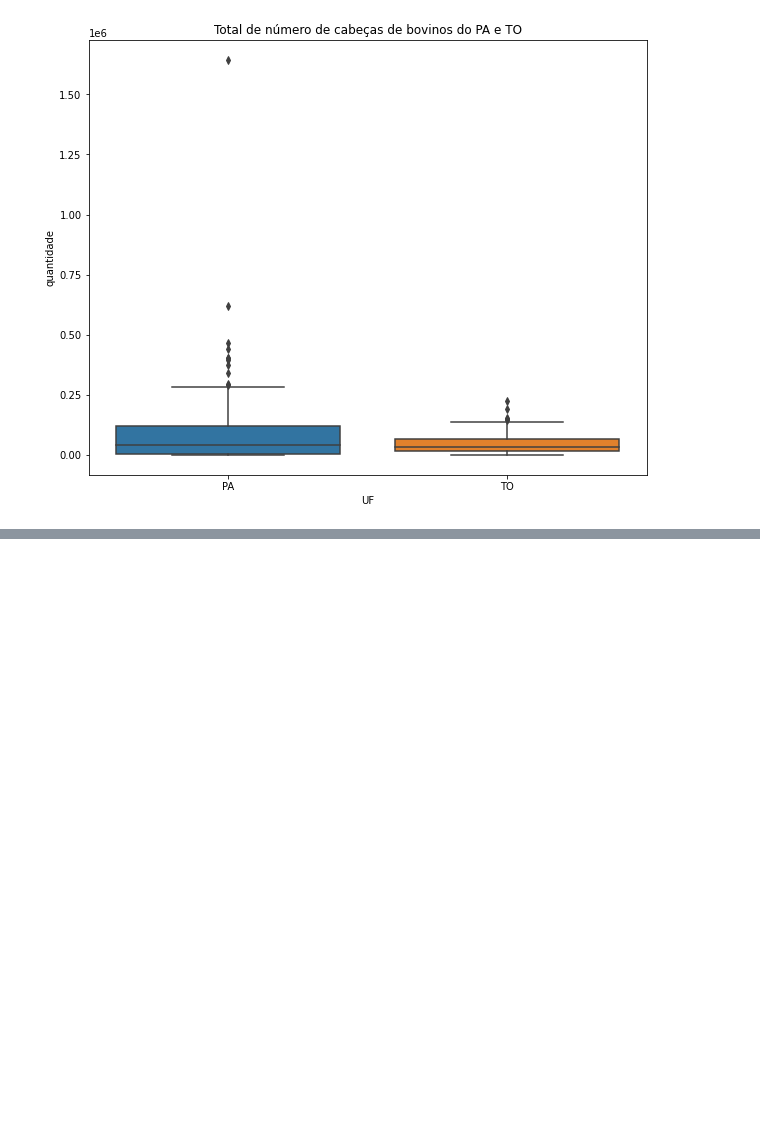
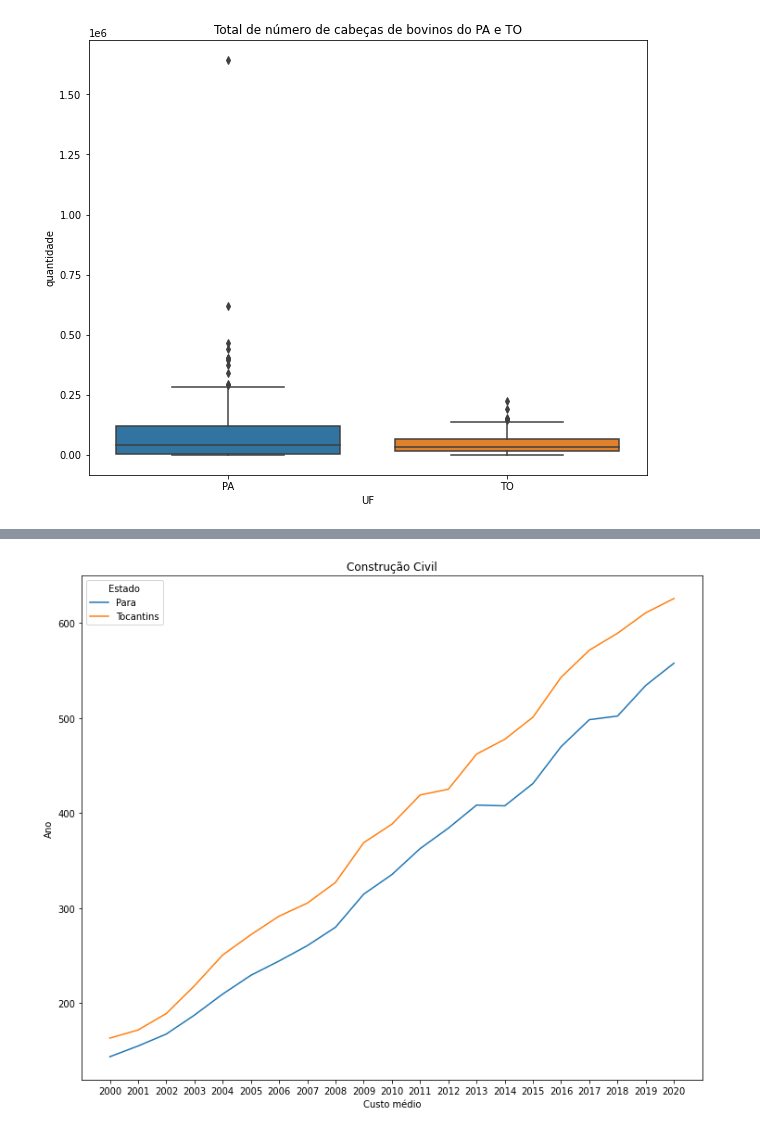
Before and after one commit to stefaneadna/Visualizacao_API_IBGE, a Jupyter notebook: at2.ipynb, the cells around one changed output, grey strips where cells are left out. Cells and saved outputs as stored; diff of their text form; code cells hidden in the pictures; blank space fills up the shorter version.

```diff
--- a/at2.ipynb
+++ b/at2.ipynb
@@ -122,0 +146,28 @@ plt.show()
+# %%
+rename_columns = {
+    'serie.200001':'2000',
+    'serie.200101':'2001',
+    'serie.200201':'2002',
+    'serie.200301':'2003',
+    'serie.200401':'2004',
+    'serie.200501':'2005',
+    'serie.200601':'2006',
+    'serie.200701':'2007',
+    'serie.200801':'2008',
+    'serie.200901':'2009',
+    'serie.201001':'2010',
+    'serie.201101':'2011',
+    'serie.201201':'2012',
+    'serie.201301':'2013',
+    'serie.201401':'2014',
+    'serie.201501':'2015',
+    'serie.201601':'2016',
+    'serie.201701':'2017',
+    'serie.201801':'2018',
+    'serie.201901':'2019',
+    'serie.202001':'2020'
+}
+data_civil.rename(columns=rename_columns,inplace=True)
+data_civil = data_civil.T[4:].reset_index()
+data_civil.rename(columns={0:'Para',1:'Tocantins','index':'Ano'},inplace=True)
+data_civil
@@ -122,0 +192,14 @@ plt.show()
+# %%
+data_civil['Para'] = data_civil['Para'].astype('float')
+data_civil['Tocantins'] = data_civil['Tocantins'].astype('float')
+data_civil = data_civil.melt(id_vars=['Ano'],var_name='Estado',value_name='custo')
+# %%
+fig, ax = plt.subplots(figsize=(12,10))
+
+ax.set_title('Construção Civil')
+ax.set_xlabel('Custo médio')
+ax.set_ylabel('Ano')
+sns.lineplot(data=data_civil,x = 'Ano', y='custo',hue='Estado')
+plt.show()
+# %% [output]
+[figure, added]
```
Also changed, not shown: parts of 9 cells of this notebook.
